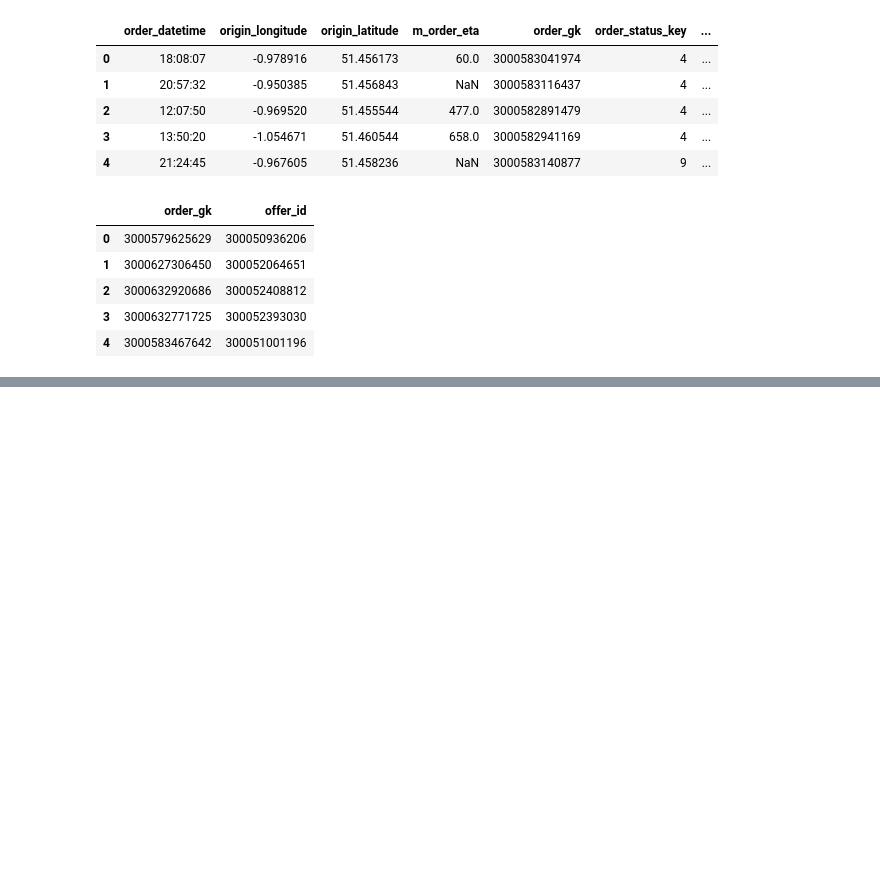
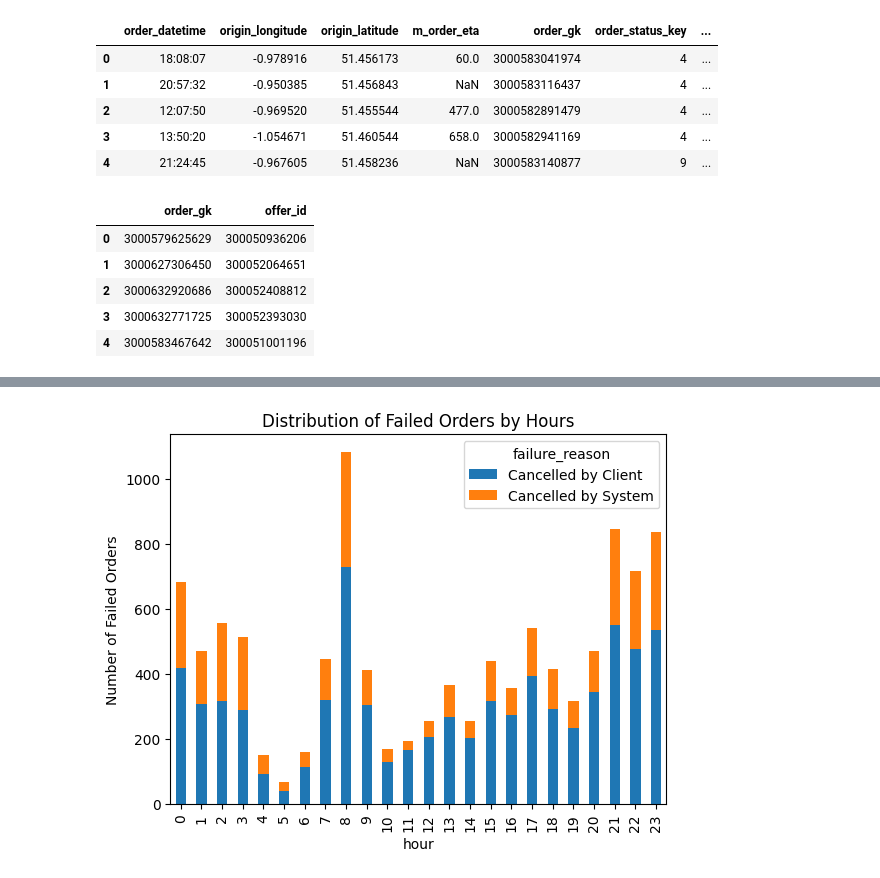
Before and after one commit to Akshay-Paunikar/Gett---Business-Analysis, a Jupyter notebook: Gett_Business_Analysis.ipynb, the cells around one changed output, grey strips where cells are left out. Cells and saved outputs as stored; diff of their text form; code cells hidden in the pictures; blank space fills up the shorter version.

```diff
--- a/Gett_Business_Analysis.ipynb
+++ b/Gett_Business_Analysis.ipynb
@@ -66,0 +226,10 @@ offers.head()
+# %%
+# Task 2: Distribution of Failed Orders by Hours
+failed_orders = orders[orders['order_status_key'].isin([4, 9])]
+hourly_fail_dist = failed_orders.groupby(['hour', 'failure_reason']).size().unstack().fillna(0)
+hourly_fail_dist.plot(kind='bar', stacked=True)
+plt.title('Distribution of Failed Orders by Hours')
+plt.ylabel('Number of Failed Orders')
+plt.show()
+# %% [output]
+[figure, added]
```
Also changed, not shown: parts of 25 cells of this notebook, 1 other file.
